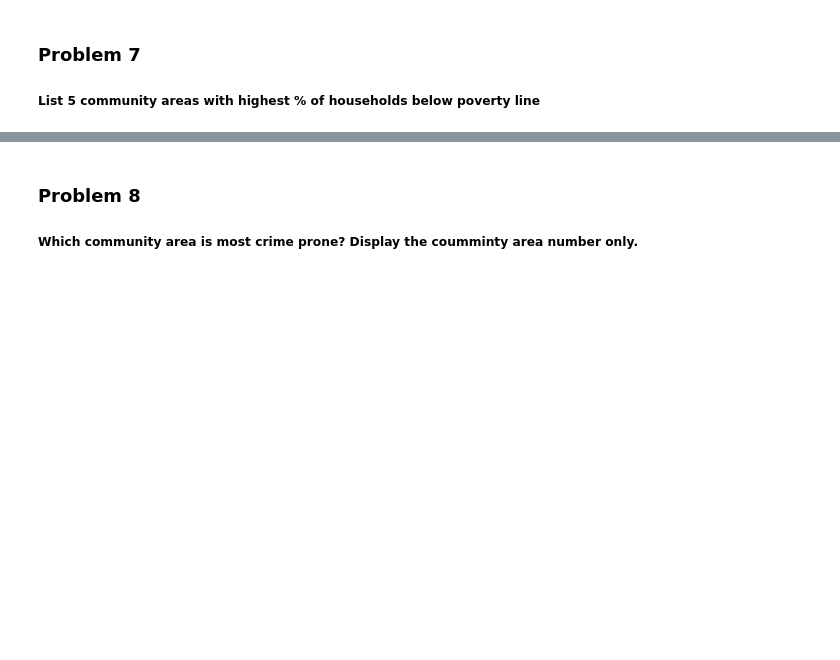
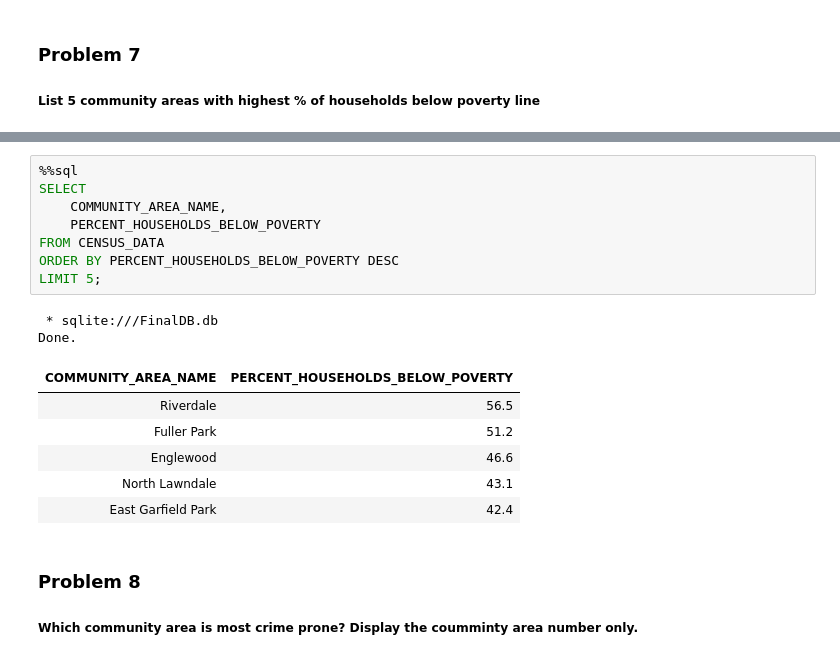
Before and after one commit to miladghavami/NEW_LERNING_PATH_FROM_SCRATCH, a Jupyter notebook: learning_2.ipynb, the cells around one changed output, grey strips where cells are left out. Cells and saved outputs as stored; diff of their text form; blank space fills up the shorter version.

```diff
--- a/learning_2.ipynb
+++ b/learning_2.ipynb
@@ -348,3 +399,20 @@ Done.
+# %%
+%%sql
+SELECT
+    COMMUNITY_AREA_NAME,
+    PERCENT_HOUSEHOLDS_BELOW_POVERTY
+FROM CENSUS_DATA
+ORDER BY PERCENT_HOUSEHOLDS_BELOW_POVERTY DESC
+LIMIT 5;
+# %% [output]
+ * sqlite:///FinalDB.db
+Done.
+| COMMUNITY_AREA_NAME | PERCENT_HOUSEHOLDS_BELOW_POVERTY |
+| Riverdale | 56.5 |
+| Fuller Park | 51.2 |
+| Englewood | 46.6 |
+| North Lawndale | 43.1 |
+| East Garfield Park | 42.4 |
 # %% [markdown]
 ### Problem 8
 
```
Also changed, not shown: parts of 11 cells of this notebook.
